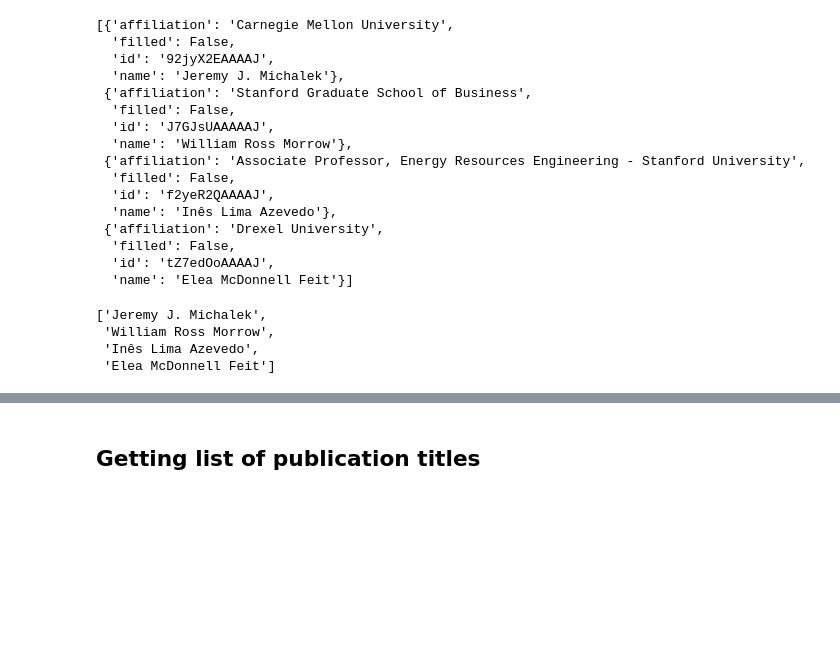
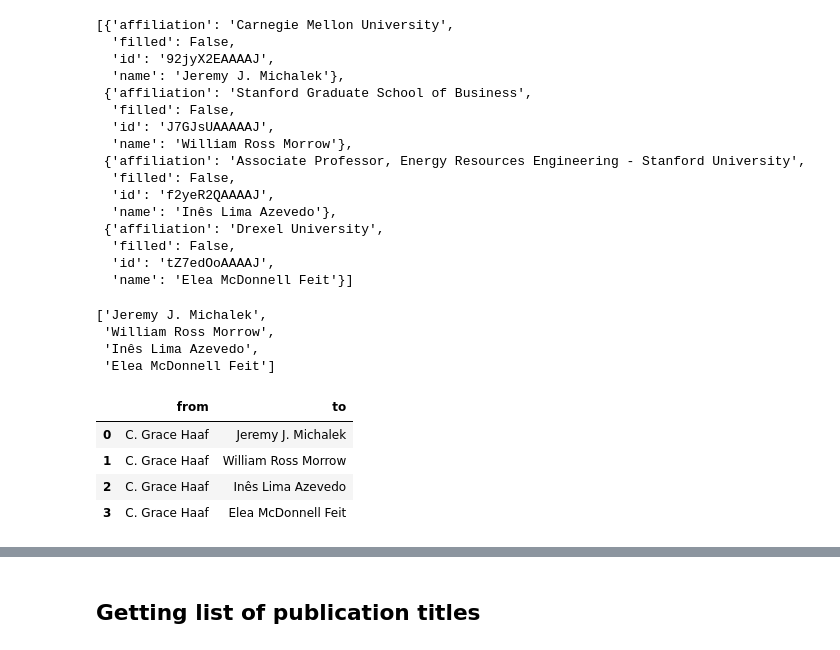
Before and after one commit to prakharrathi25/network_graph, a Jupyter notebook: scholarly.ipynb, the cells around one changed output, grey strips where cells are left out. Cells and saved outputs as stored; diff of their text form; code cells hidden in the pictures; blank space fills up the shorter version.

```diff
--- a/scholarly.ipynb
+++ b/scholarly.ipynb
@@ -120,3 +126,14 @@ coauthor_names
  'William Ross Morrow',
  'Inês Lima Azevedo',
  'Elea McDonnell Feit']
+# %%
+n = len(coauthor_names)
+test = pd.DataFrame({ 'from':['C. Grace Haaf']*n,
+                      'to':coauthor_names})
+test
+# %% [output]
+|  | from | to |
+| 0 | C. Grace Haaf | Jeremy J. Michalek |
+| 1 | C. Grace Haaf | William Ross Morrow |
+| 2 | C. Grace Haaf | Inês Lima Azevedo |
+| 3 | C. Grace Haaf | Elea McDonnell Feit |
```
Also changed, not shown: parts of 3 cells of this notebook, 2 other files.
